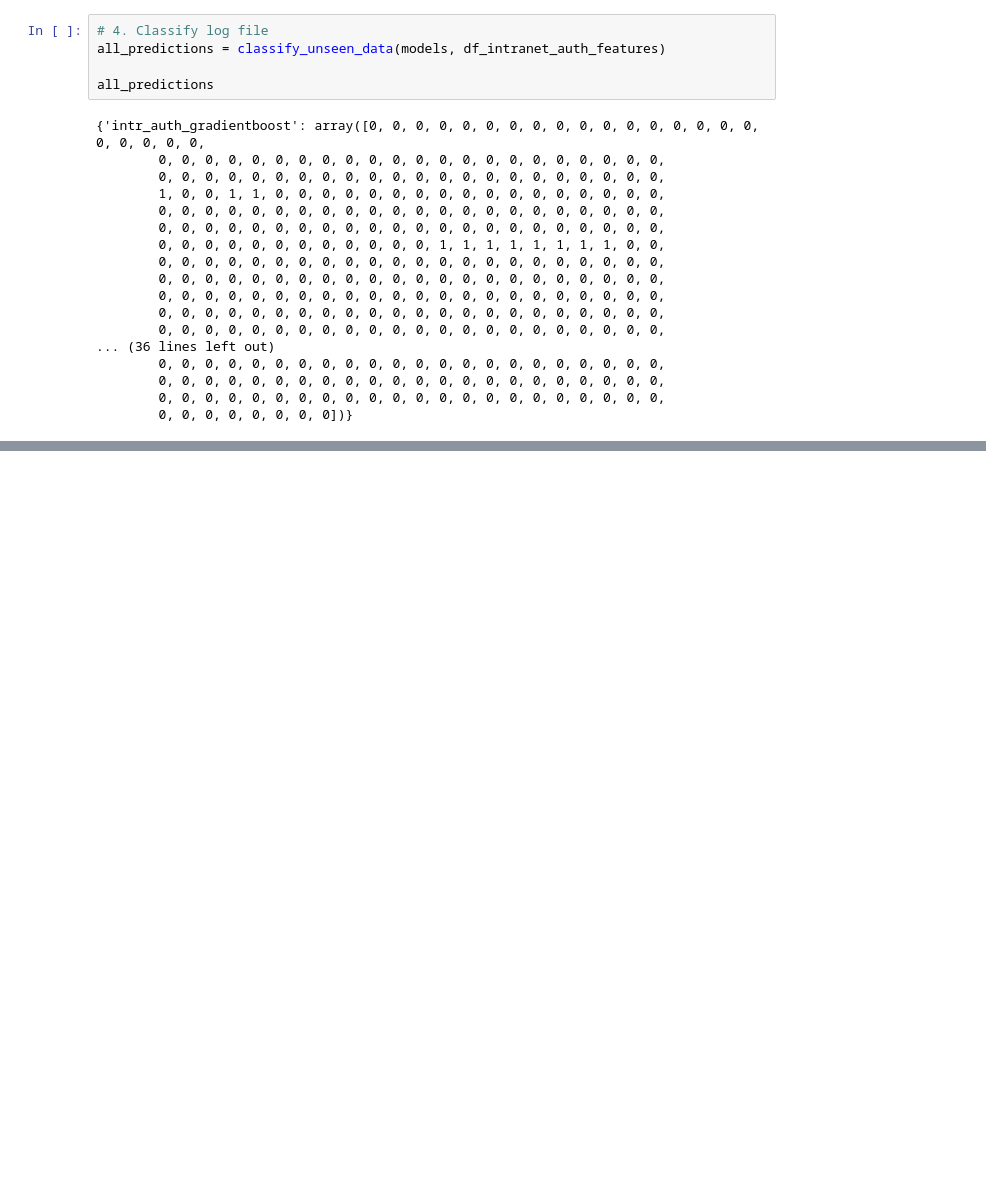
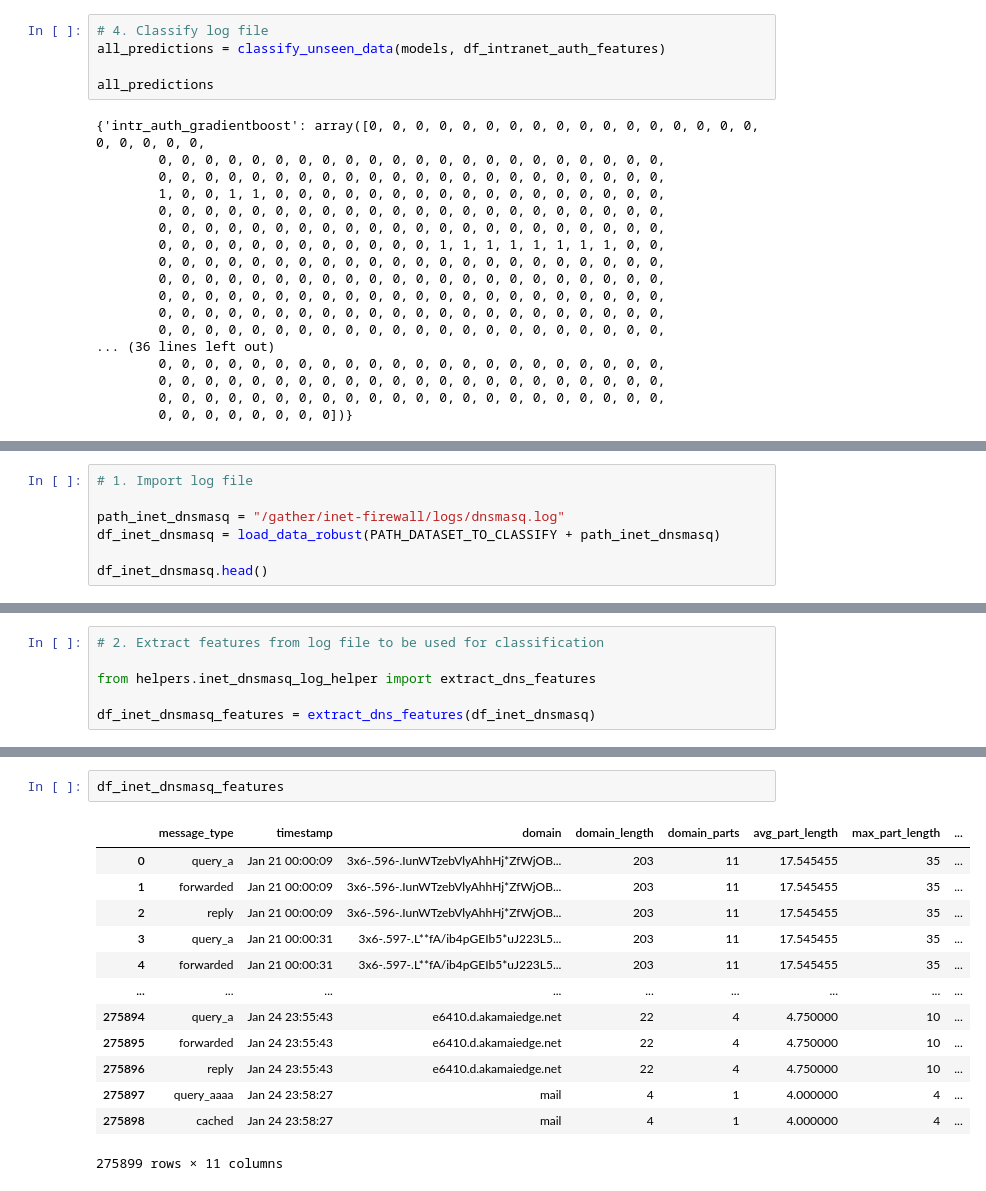
Before and after one commit to SlimTimster/IDSAlertCorrelaction_CySec_MasterThesis, a Jupyter notebook: alert_correlation_main.ipynb, the cells around one changed output, grey strips where cells are left out. Saved outputs shown, nothing was run; the diff lists cells and outputs as text; blank space fills up the shorter version.

Commit message:
Add inet_dnsmaq to main and add helper for it

```diff
--- a/alert_correlation_main.ipynb
+++ b/alert_correlation_main.ipynb
@@ -102,0 +159,7 @@ all_predictions
+# %%
+# 1. Import log file
+
+path_inet_dnsmasq = "/gather/inet-firewall/logs/dnsmasq.log"
+df_inet_dnsmasq = load_data_robust(PATH_DATASET_TO_CLASSIFY + path_inet_dnsmasq)
+
+df_inet_dnsmasq.head()
@@ -102,0 +173,6 @@ all_predictions
+# %%
+# 2. Extract features from log file to be used for classification
+
+from helpers.inet_dnsmasq_log_helper import extract_dns_features
+
+df_inet_dnsmasq_features = extract_dns_features(df_inet_dnsmasq)
@@ -102,0 +193,16 @@ all_predictions
+# %%
+df_inet_dnsmasq_features
+# %% [output]
+|  | message_type | timestamp | domain | domain_length | domain_parts | avg_part_length | max_part_length | ... |
+| 0 | query_a | Jan 21 00:00:09 | 3x6-.596-.IunWTzebVlyAhhHj*ZfWjOB... | 203 | 11 | 17.545455 | 35 | ... |
+| 1 | forwarded | Jan 21 00:00:09 | 3x6-.596-.IunWTzebVlyAhhHj*ZfWjOB... | 203 | 11 | 17.545455 | 35 | ... |
+| 2 | reply | Jan 21 00:00:09 | 3x6-.596-.IunWTzebVlyAhhHj*ZfWjOB... | 203 | 11 | 17.545455 | 35 | ... |
+| 3 | query_a | Jan 21 00:00:31 | 3x6-.597-.L**fA/ib4pGEIb5*uJ223L5... | 203 | 11 | 17.545455 | 35 | ... |
+| 4 | forwarded | Jan 21 00:00:31 | 3x6-.597-.L**fA/ib4pGEIb5*uJ223L5... | 203 | 11 | 17.545455 | 35 | ... |
+| ... | ... | ... | ... | ... | ... | ... | ... | ... |
+| 275894 | query_a | Jan 24 23:55:43 | e6410.d.akamaiedge.net | 22 | 4 | 4.750000 | 10 | ... |
+| 275895 | forwarded | Jan 24 23:55:43 | e6410.d.akamaiedge.net | 22 | 4 | 4.750000 | 10 | ... |
+| 275896 | reply | Jan 24 23:55:43 | e6410.d.akamaiedge.net | 22 | 4 | 4.750000 | 10 | ... |
+| 275897 | query_aaaa | Jan 24 23:58:27 | mail | 4 | 1 | 4.000000 | 4 | ... |
+| 275898 | cached | Jan 24 23:58:27 | mail | 4 | 1 | 4.000000 | 4 | ... |
+275899 rows × 11 columns
```
Also changed, not shown: parts of 21 cells of this notebook, 7 other files.
